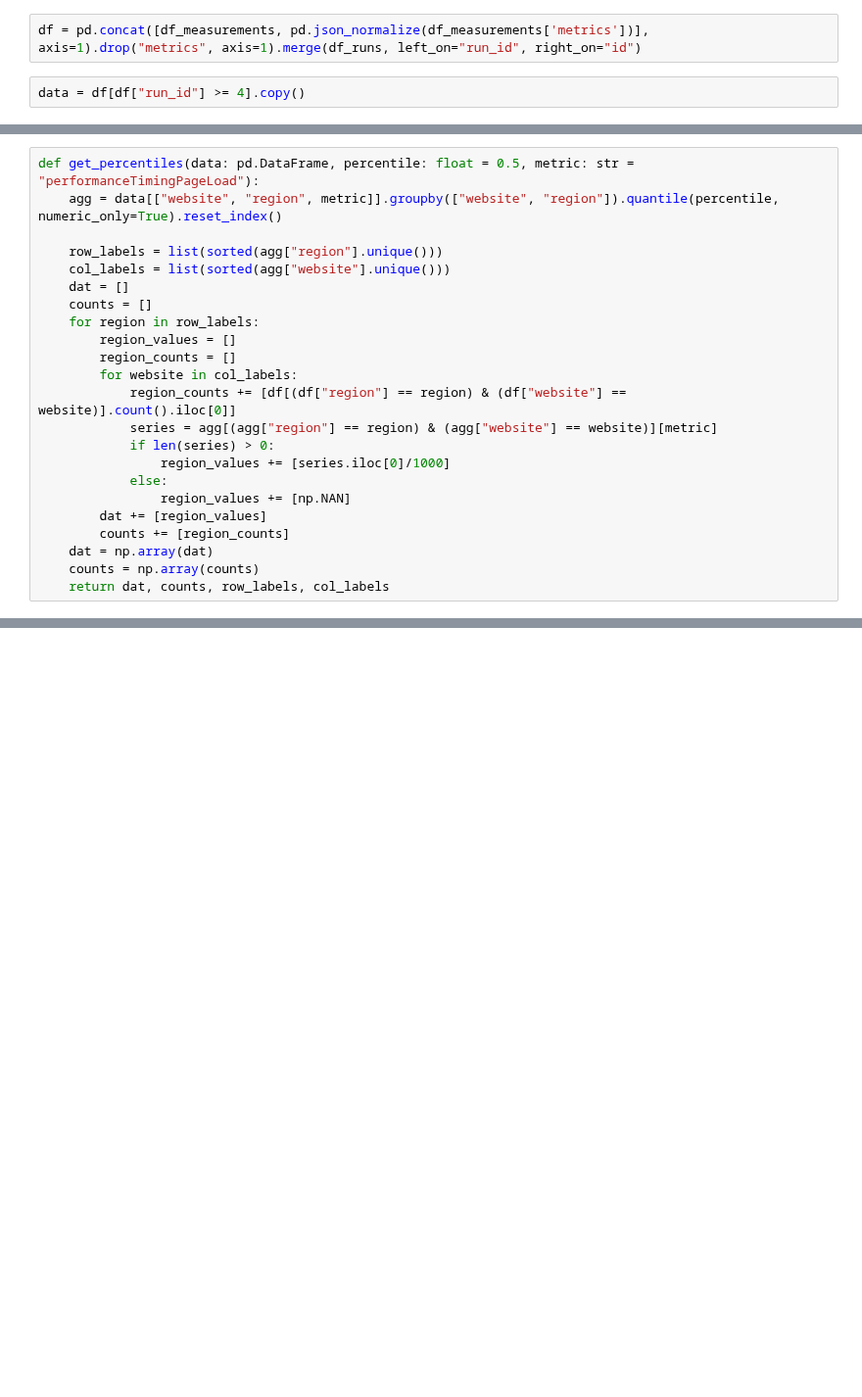
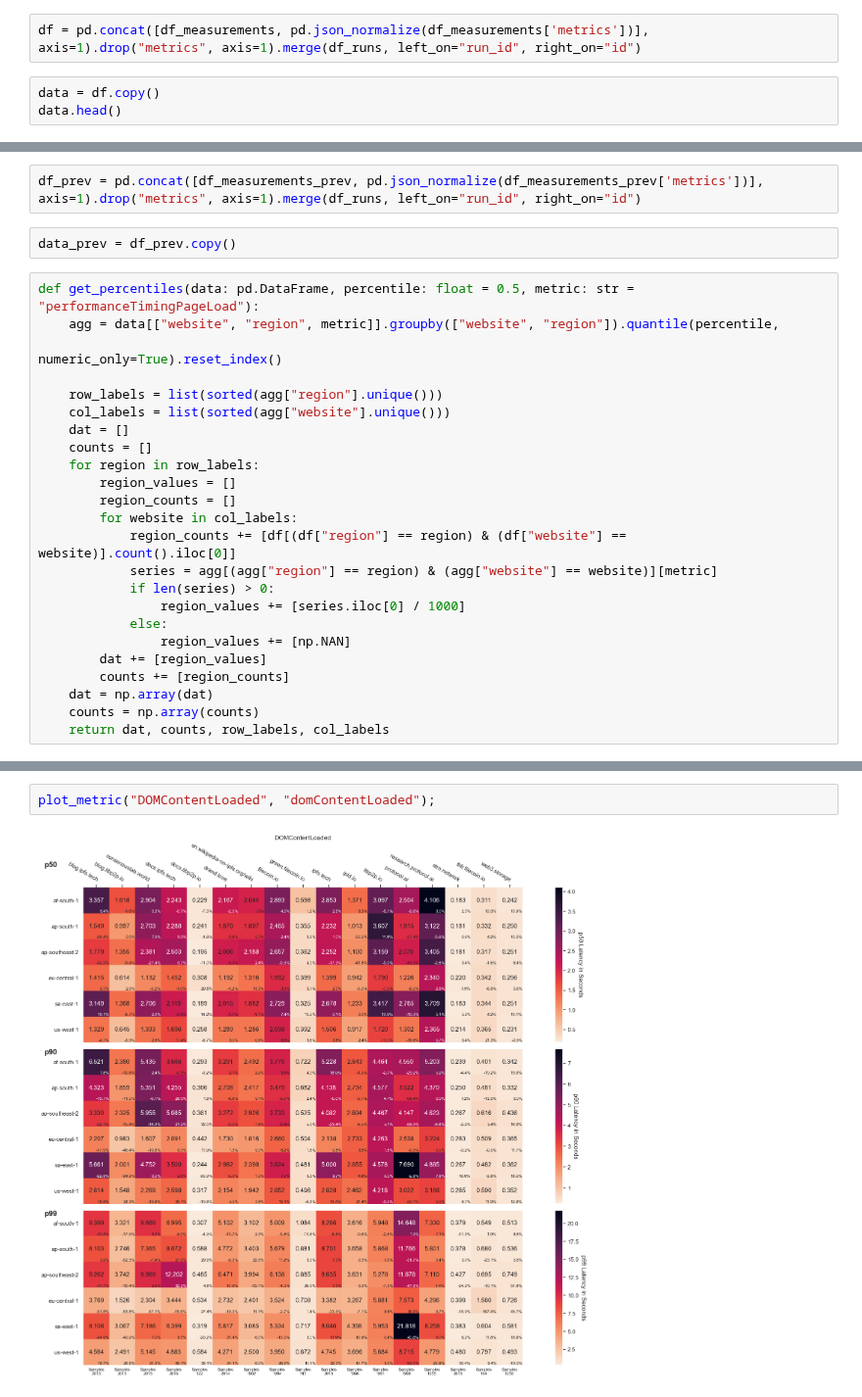
Before and after one commit to probe-lab/tiros, a Jupyter notebook: analysis.ipynb, the cells around one changed output, grey strips where cells are left out. Shown at 98% size. Saved outputs shown, nothing was run; the diff lists cells and outputs as text; blank space fills up the shorter version.

```diff
--- a/analysis.ipynb
+++ b/analysis.ipynb
@@ -30,4 +55,5 @@ df_measurements = pd.read_sql_query("SELECT * FROM measurements WHERE run_id >=
 # %%
 df = pd.concat([df_measurements, pd.json_normalize(df_measurements['metrics'])], axis=1).drop("metrics", axis=1).merge(df_runs, left_on="run_id", right_on="id")
 # %%
-data = df[df["run_id"] >= 4].copy()
+data = df.copy()
+data.head()
@@ -34,6 +68,11 @@ data = df[df["run_id"] >= 4].copy()
+# %%
+df_prev = pd.concat([df_measurements_prev, pd.json_normalize(df_measurements_prev['metrics'])], axis=1).drop("metrics", axis=1).merge(df_runs, left_on="run_id", right_on="id")
+# %%
+data_prev = df_prev.copy()
 # %%
 def get_percentiles(data: pd.DataFrame, percentile: float = 0.5, metric: str = "performanceTimingPageLoad"):
-    agg = data[["website", "region", metric]].groupby(["website", "region"]).quantile(percentile, numeric_only=True).reset_index()
+    agg = data[["website", "region", metric]].groupby(["website", "region"]).quantile(percentile,
+                                                                                      numeric_only=True).reset_index()
 
     row_labels = list(sorted(agg["region"].unique()))
     col_labels = list(sorted(agg["website"].unique()))
@@ -46,7 +85,7 @@ def get_percentiles(data: pd.DataFrame, percentile: float = 0.5, metric: str = "
             region_counts += [df[(df["region"] == region) & (df["website"] == website)].count().iloc[0]]
             series = agg[(agg["region"] == region) & (agg["website"] == website)][metric]
             if len(series) > 0:
-                region_values += [series.iloc[0]/1000]
+                region_values += [series.iloc[0] / 1000]
             else:
                 region_values += [np.NAN]
         dat += [region_values]
@@ -112,2 +165,6 @@ plot_metric("Performance Timining Page Load", "performanceTimingPageLoad")
+# %%
+plot_metric("DOMContentLoaded", "domContentLoaded");
+# %% [output]
+[figure, added]
 # %%
 plot_metric("Time To First Byte", "timeToFirstByte")
```
Also changed, not shown: parts of 18 cells of this notebook.
